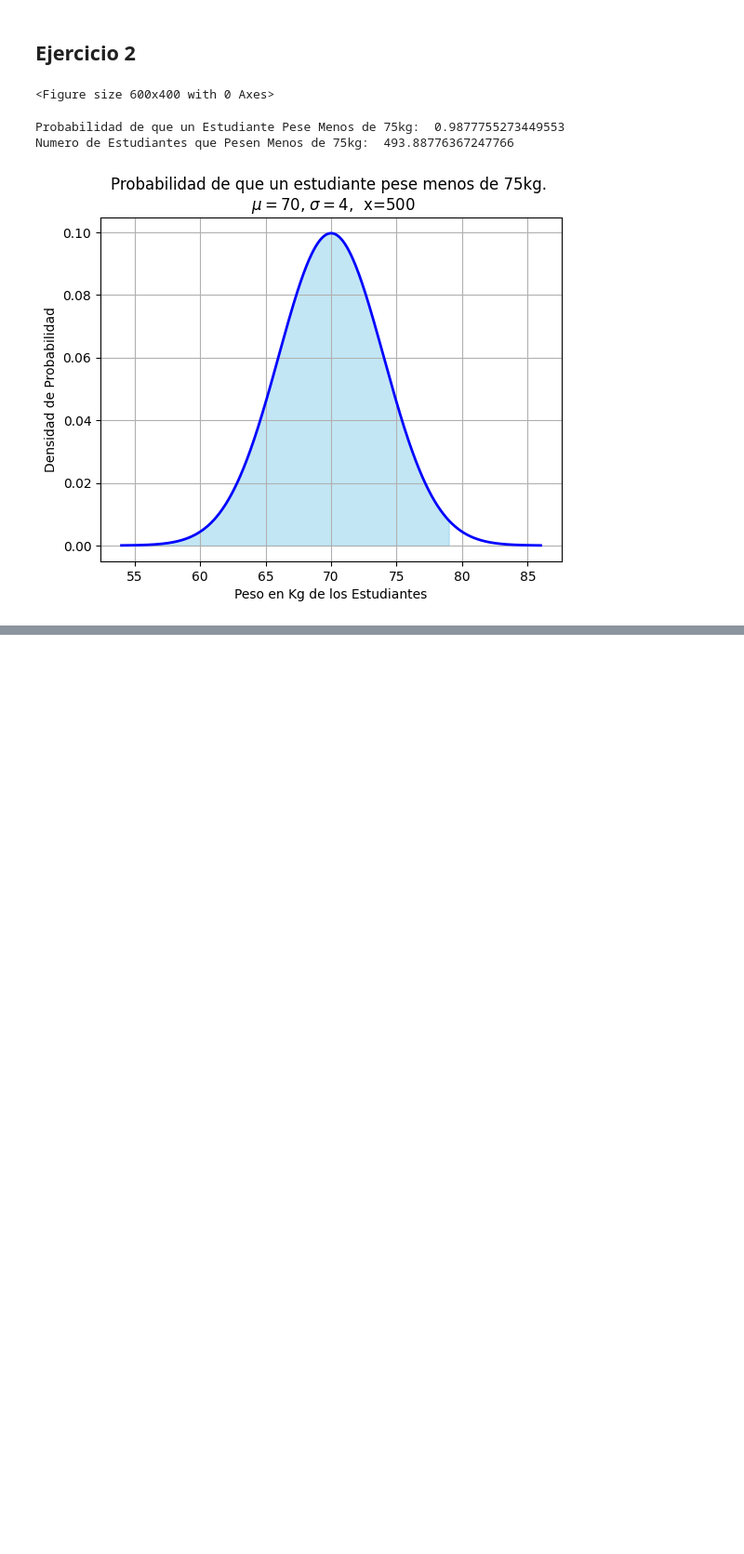
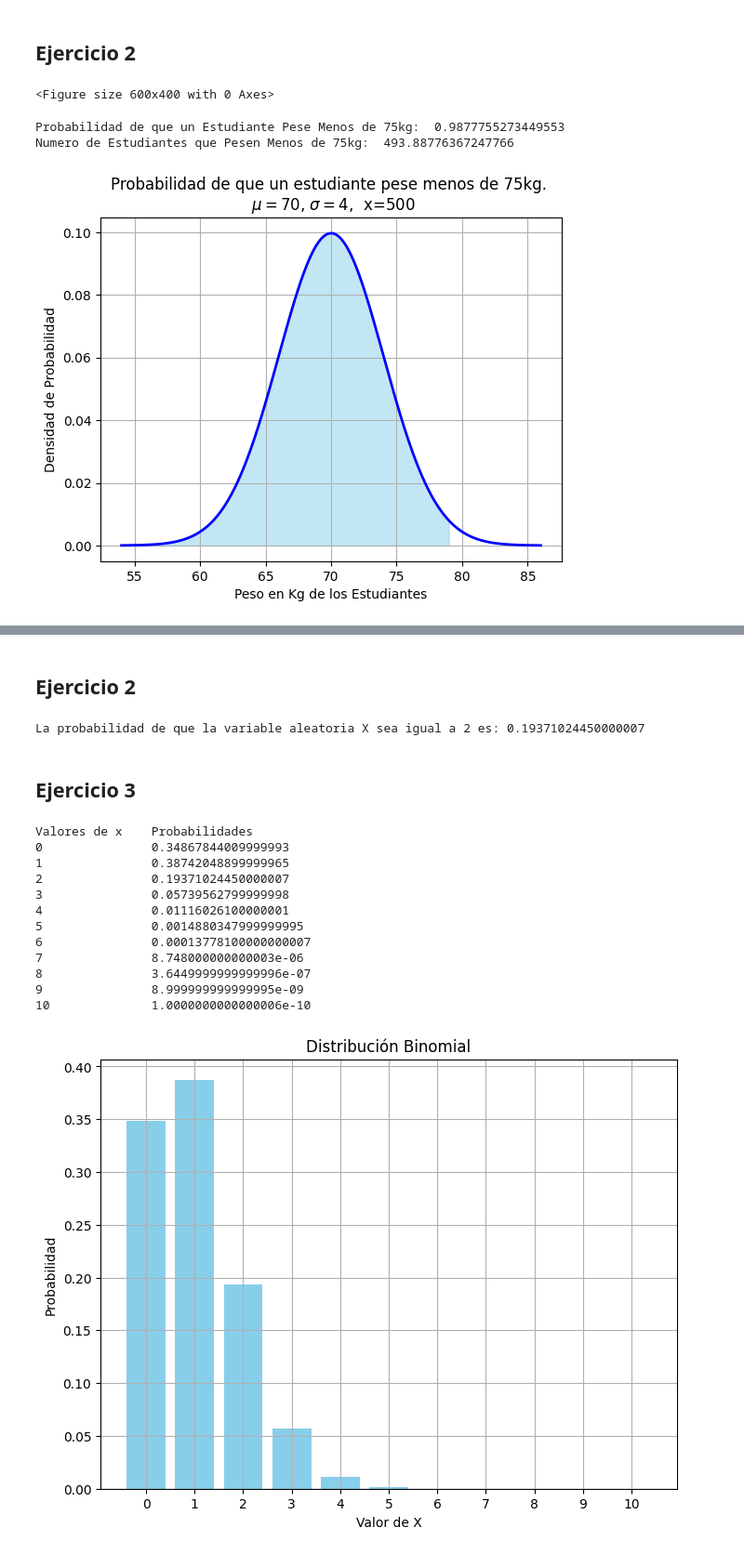
Before and after one commit to EfrenOlivasITD/PyE, a Jupyter notebook: UIVEjercicioI.ipynb, the cells around one changed output, grey strips where cells are left out. Shown at 93% size. Cells and saved outputs as stored; diff of their text form; code cells hidden in the pictures; blank space fills up the shorter version.

```diff
--- a/UIVEjercicioI.ipynb
+++ b/UIVEjercicioI.ipynb
@@ -170,0 +323,76 @@ Numero de Estudiantes que Pesen Menos de 62kg:  11.375065974089598
+# %% [markdown]
+## Ejercicio 2
+# %%
+from scipy.stats import binom
+
+# Parámetros de la distribución binomial
+
+n = 10
+
+p = 0.1
+
+x = 2
+
+#Calcular La probabilidad de la variable aleatorid X 2
+
+probabilidad_x_2 = binom.pmf(x, n, p)
+
+print("La probabilidad de que la variable aleatoria X sea igual a 2 es:", probabilidad_x_2)
+# %% [output]
+La probabilidad de que la variable aleatoria X sea igual a 2 es: 0.19371024450000007
+# %% [markdown]
+## Ejercicio 3
+# %%
+import numpy as np
+
+import matplotlib.pyplot as plt
+
+from scipy.stats import binom
+
+# Parámetros de la distribución binomial
+
+n = 10
+
+p = 0.10
+
+# Calcular las probabilidades para cada valor de x de 0 a 10
+valores_x = np.arange(0, n+1)
+
+probabilidades_x = [binom.pmf(x, n, p) for x in valores_x]
+
+# Imprimir la tabla de valores de x y sus probabilidades print("Valores de x\tProbabilidades")
+
+print("Valores de x\tProbabilidades")
+for x, probabilidad in zip(valores_x, probabilidades_x):
+    print(f"{x}\t\t{probabilidad}")
+    # Graficar el histograma de la distribución binomial
+
+plt.figure(figsize=(8, 6))
+
+plt.bar(valores_x, probabilidades_x, color='skyblue')
+
+plt.title('Distribución Binomial')
+
+plt.xlabel('Valor de X')
+
+plt.ylabel('Probabilidad')
+
+plt.xticks (valores_x)
+
+plt.grid(True)
+
+plt.show()
+# %% [output]
+Valores de x    Probabilidades
+0               0.34867844009999993
+1               0.38742048899999965
+2               0.19371024450000007
+3               0.05739562799999998
+4               0.01116026100000001
+5               0.0014880347999999995
+6               0.00013778100000000007
+7               8.748000000000003e-06
+8               3.6449999999999996e-07
+9               8.999999999999995e-09
+10              1.0000000000000006e-10
+[figure, added]
```
Also changed, not shown: parts of 17 cells of this notebook.
